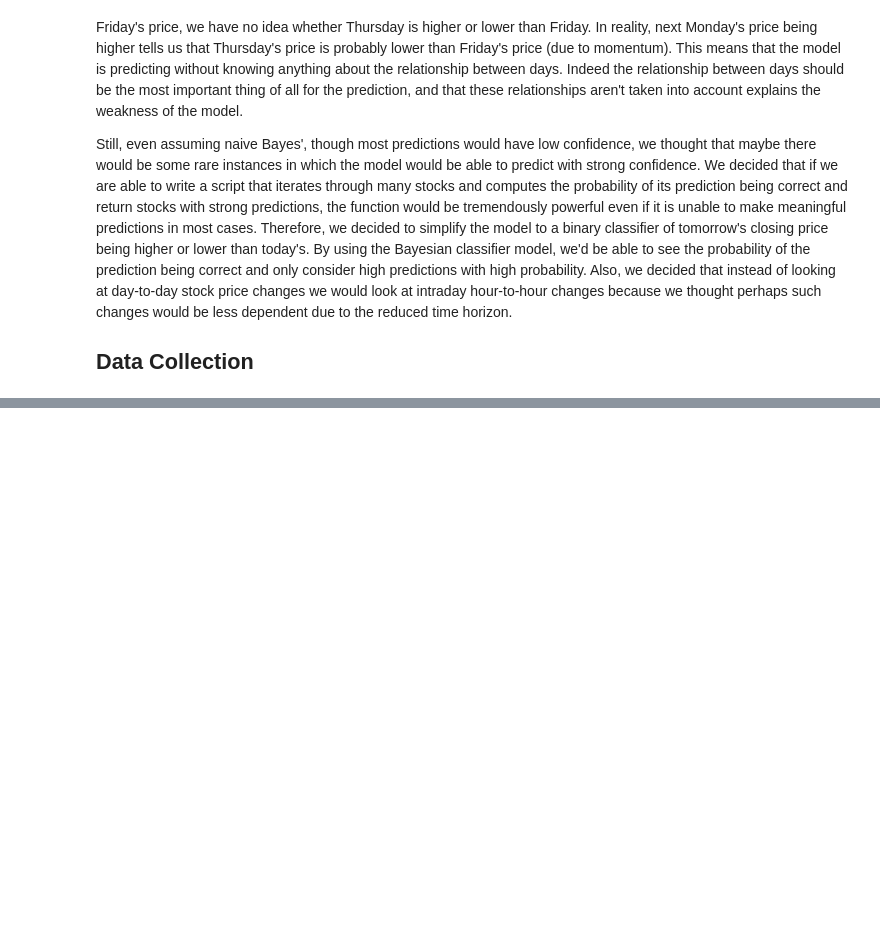
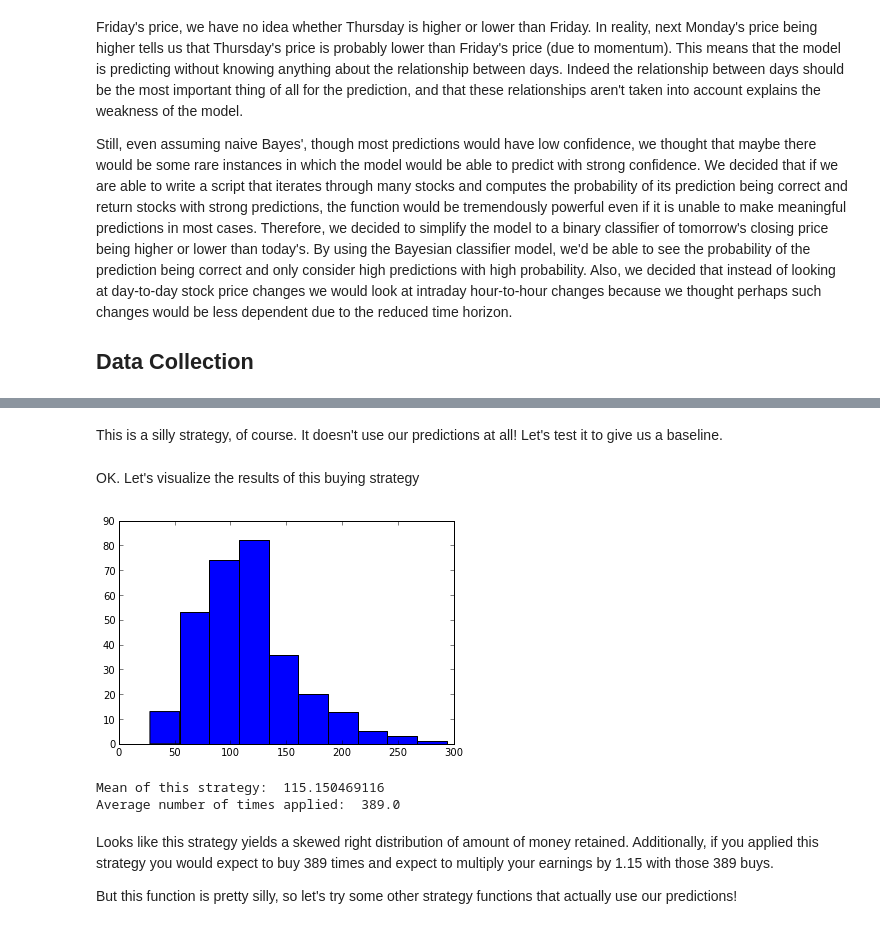
Before and after one commit to yuechen/SKY, a Jupyter notebook: ProcessJournal.ipynb, the cells around one changed output, grey strips where cells are left out. Drawn from its saved outputs; the diff is of its cells as text; code cells hidden in the pictures; blank space fills up the shorter version.

```diff
--- a/ProcessJournal.ipynb
+++ b/ProcessJournal.ipynb
@@ -1224,0 +1437,40 @@ Data Collection
+# %%
+"""
+def percent_increase_always_buy(predicted_values, actual_values):
+
+this function returns a tuple of
+1. How much you would have made if you always decided to buy.
+     (this is equivalent to multiplying all the percentages in actual_values together and dividing)
+2. The number of times you would have bought the stock
+
+Arguments
+=========
+predicted_values (list):
+    A list of predicted values
+
+actual_values (list):
+    A list of the actual values (corresponding to the predicted values)
+"""
+
+def percent_increase_always_buy(predicted_values, actual_values):
+    print "perc inc"
+    return reduce(lambda x, y: x*y/100., actual_values), len(actual_values)
+# %% [markdown]
+This is a silly strategy, of course.  It doesn't use our predictions at all!  Let's test it to give us a baseline.
+# %%
+amount_retained, bought = repeat_execute_strategy(predictor_lists, actuals, .25, 300, percent_increase_always_buy)
+# %% [markdown]
+OK.  Let's visualize the results of this buying strategy
+# %%
+plt.hist(amount_retained)
+plt.show()
+print "Mean of this strategy: ", np.mean(amount_retained)
+print "Average number of times applied: ", np.mean(bought)
+# %% [output]
+[figure, added]
+Mean of this strategy:  115.150469116
+Average number of times applied:  389.0
+# %% [markdown]
+Looks like this strategy yields a skewed right distribution of amount of money retained.  Additionally, if you applied this strategy you would expect to buy 389 times and expect to multiply your earnings by 1.15 with those 389 buys.
+
+But this function is pretty silly, so let's try some other strategy functions that actually use our predictions!
```
Also changed, not shown: parts of 21 cells of this notebook.
